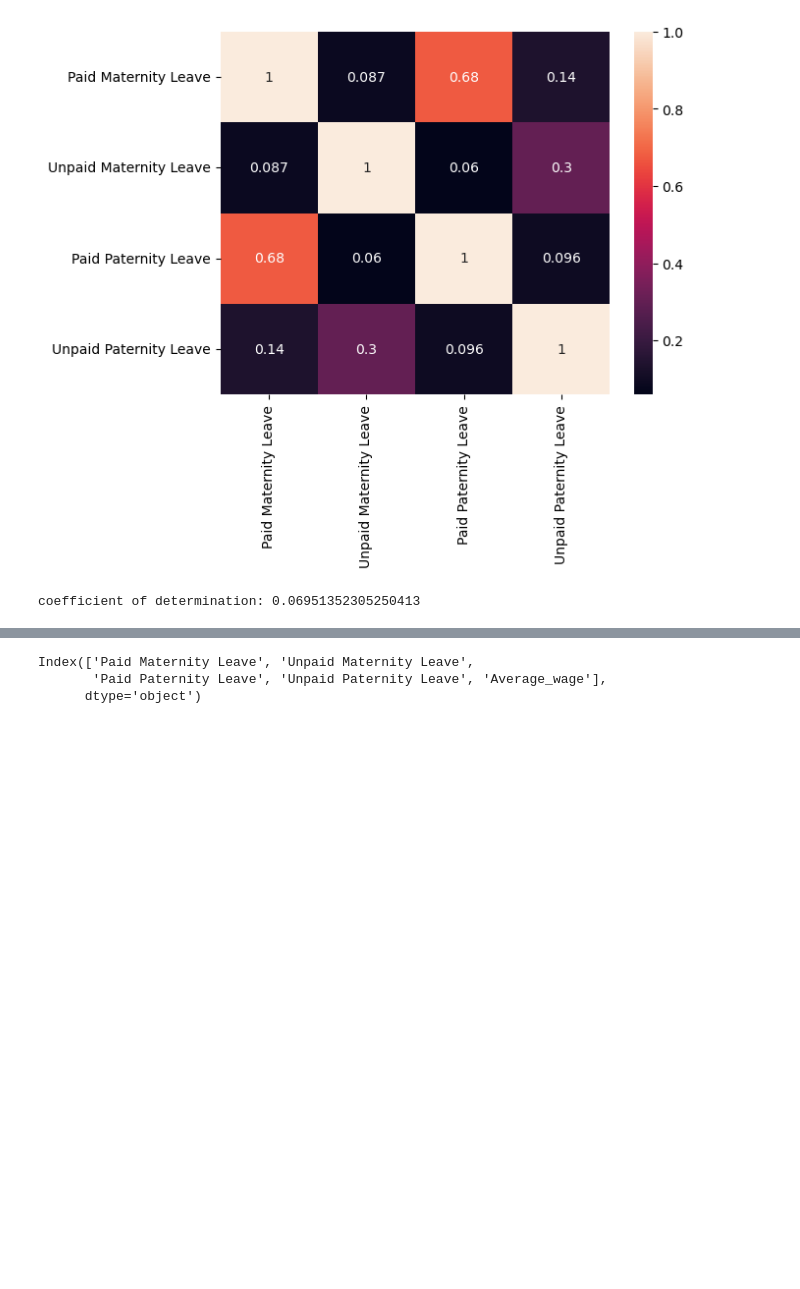
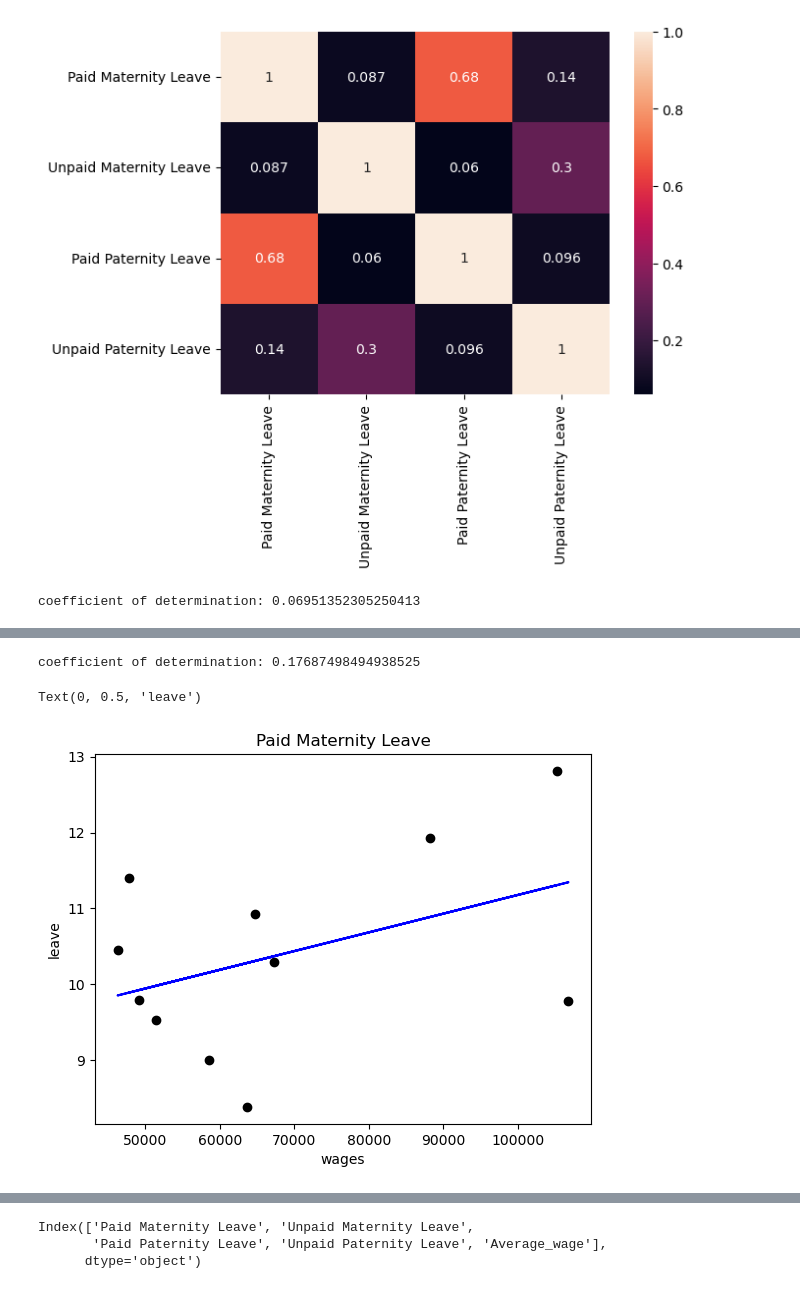
Before and after one commit to moic10x/Project-1-Bootcamp, a Jupyter notebook: Unpaid_Maternity_Leave.ipynb, the cells around one changed output, grey strips where cells are left out. Drawn from its saved outputs; the diff is of its cells as text; code cells hidden in the pictures; blank space fills up the shorter version.

```diff
--- a/Unpaid_Maternity_Leave.ipynb
+++ b/Unpaid_Maternity_Leave.ipynb
@@ -285,0 +265,39 @@ plt.plot(array, leave_y_pred, color="blue")
+# %%
+# regression draft Paid Maternity
+
+import numpy as np
+from sklearn.linear_model import LinearRegression
+
+
+array2 = merged_data ['Paid Maternity Leave'].to_numpy()
+array = merged_data ['Average_wage'].to_numpy()
+array = array.reshape(-1, 1)
+array2 = array2.reshape(-1, 1)
+
+
+
+model = LinearRegression().fit(array, array2)
+r_sq = model.score(array, array2)
+print(f"coefficient of determination: {r_sq}")
+
+
+#plot regression scatter Paid Maternity
+
+
+import matplotlib.pyplot as plt
+
+# array = array.reshape(-1, 1)
+# a, b = np.polyfit(array, array2, 1)
+# plt.plot(array, a*array+b)
+
+
+leave_y_pred = model.predict(array)
+plt.scatter(array, array2, color="black")
+plt.plot(array, leave_y_pred, color="blue")
+plt.title("Paid Maternity Leave")
+plt.xlabel("wages")
+plt.ylabel("leave")
+# %% [output]
+coefficient of determination: 0.17687498494938525
+Text(0, 0.5, 'leave')
+[figure, added]
```
Also changed, not shown: parts of 6 cells of this notebook.
